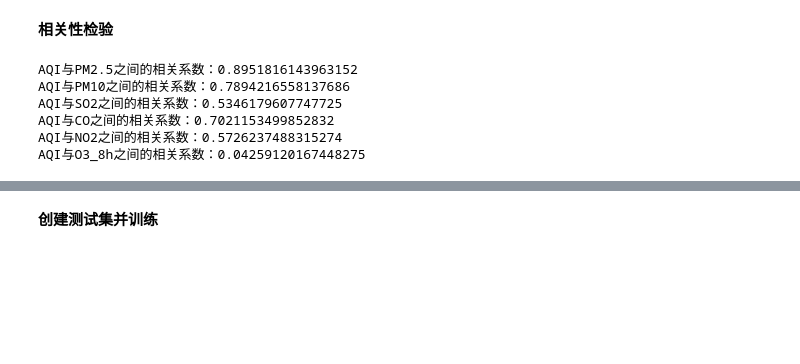
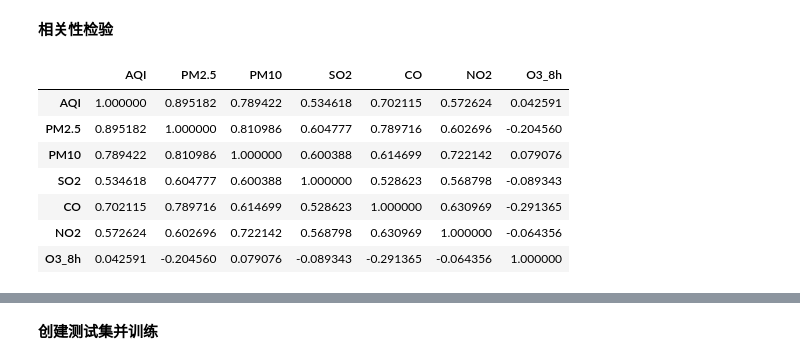
Before and after one commit to aimar112982/AQIstudy-1, a Jupyter notebook: AQI_analysis/LinRegforAQI.ipynb, the cells around one changed output, grey strips where cells are left out. Cells and saved outputs as stored; diff of their text form; code cells hidden in the pictures; blank space fills up the shorter version.

```diff
--- a/AQI_analysis/LinRegforAQI.ipynb
+++ b/AQI_analysis/LinRegforAQI.ipynb
@@ -141,13 +150,14 @@ plt.show()
 右边尾部很长。
 # %% [markdown]
 **相关性检验**
-# %%
-for col in wh_data.columns[1:]:
-    print(f'AQI与{col}之间的相关系数：{wh_data["AQI"].corr(wh_data[col])}')
-# %% [output]
-AQI与PM2.5之间的相关系数：0.8951816143963152
-AQI与PM10之间的相关系数：0.7894216558137686
-AQI与SO2之间的相关系数：0.5346179607747725
-AQI与CO之间的相关系数：0.7021153499852832
-AQI与NO2之间的相关系数：0.5726237488315274
-AQI与O3_8h之间的相关系数：0.04259120167448275
+# %%
+wh_data.corr()
+# %% [output]
+|  | AQI | PM2.5 | PM10 | SO2 | CO | NO2 | O3_8h |
+| AQI | 1.000000 | 0.895182 | 0.789422 | 0.534618 | 0.702115 | 0.572624 | 0.042591 |
+| PM2.5 | 0.895182 | 1.000000 | 0.810986 | 0.604777 | 0.789716 | 0.602696 | -0.204560 |
+| PM10 | 0.789422 | 0.810986 | 1.000000 | 0.600388 | 0.614699 | 0.722142 | 0.079076 |
+| SO2 | 0.534618 | 0.604777 | 0.600388 | 1.000000 | 0.528623 | 0.568798 | -0.089343 |
+| CO | 0.702115 | 0.789716 | 0.614699 | 0.528623 | 1.000000 | 0.630969 | -0.291365 |
+| NO2 | 0.572624 | 0.602696 | 0.722142 | 0.568798 | 0.630969 | 1.000000 | -0.064356 |
+| O3_8h | 0.042591 | -0.204560 | 0.079076 | -0.089343 | -0.291365 | -0.064356 | 1.000000 |
```
Also changed, not shown: parts of 31 cells of this notebook, 1 other file.
